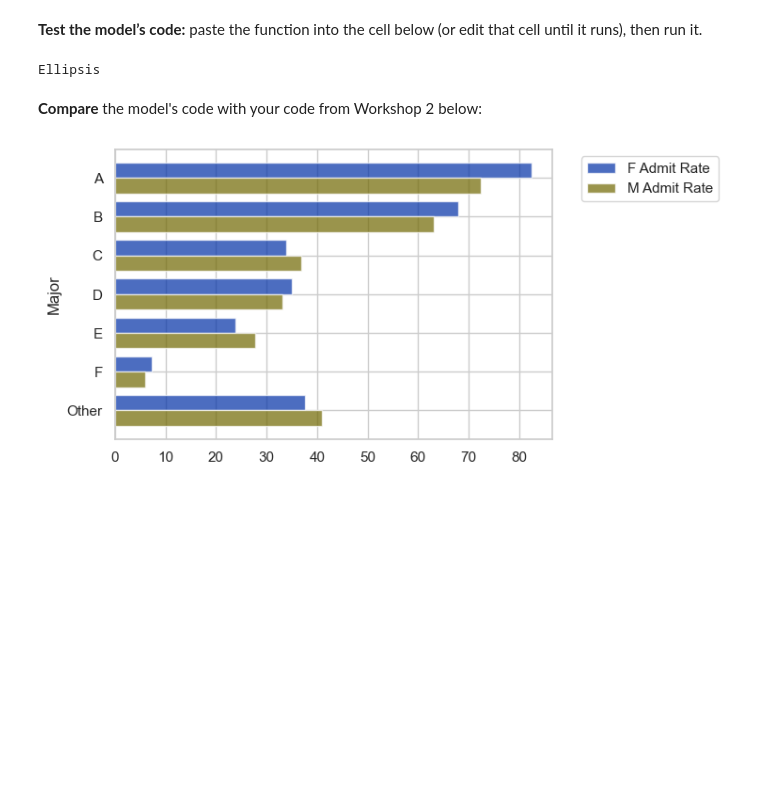
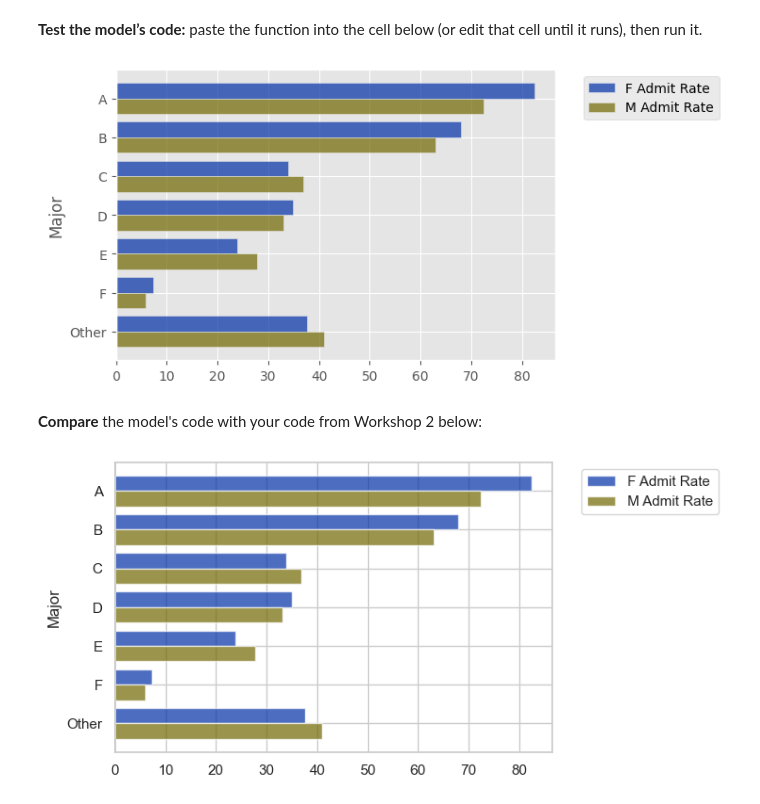
Before and after one commit to dubois-ctds/dubois-ctds.github.io, a Jupyter notebook: symposium/curriculum03/lab03-ai-solution.ipynb, the cells around one changed output. Saved outputs shown, nothing was run; the diff lists cells and outputs as text; code cells hidden in the pictures; blank space fills up the shorter version.

```diff
--- a/symposium/curriculum03/lab03-ai-solution.ipynb
+++ b/symposium/curriculum03/lab03-ai-solution.ipynb
@@ -729,18 +644,0 @@ paradox_barh(cal_data)
-# %%
-from datascience import Table
-
-def paradox_barh(cal_data):
-    admitted_data = cal_data.where('Admission', 'Admitted')
-    admitted_counts = admitted_data.pivot('Gender', 'Major')
-    total_applicants = cal_data.pivot('Gender', 'Major')
-    majors = admitted_counts.column('Major')
-    female_admit_rate = (admitted_counts.column('F') / total_applicants.column('F')) * 100
-    male_admit_rate = (admitted_counts.column('M') / total_applicants.column('M')) * 100
-    plot_table = Table().with_columns(
-        'Major', majors,
-        'F Admit Rate', female_admit_rate,
-        'M Admit Rate', male_admit_rate
-    )
-    plot_table.barh('Major')
-
-paradox_barh(cal_data)
@@ -848,11 +677,38 @@ paradox_barh(cal_data) #the outputted bar chart is when I ran the code after I r
 # %% [markdown]
 **Test the model’s code:** paste the function into the cell below (or edit that cell until it runs), then run it.
-# %%
-#TODO: copy and paste the code from the LLM to replace ...
-# and see if the model correctly made the function that generates the correct bart chart.
-...
-# %% [output]
-Ellipsis
+# %%
+#TODO: copy and paste the code from the LLM to replace ...
+# and see if the model correctly made the function that generates the correct bart chart.
+
+from datascience import Table
+
+def paradox_barh(cal_data):
+    total_applicants_pivot = cal_data.pivot('Gender', 'Major')
+    admitted_data = cal_data.where('Admission', 'Admitted')
+    admitted_counts_pivot = admitted_data.pivot('Gender', 'Major')
+
+    majors = total_applicants_pivot.column('Major')
+
+    total_f = total_applicants_pivot.column('F')
+    total_m = total_applicants_pivot.column('M')
+
+    admitted_f = admitted_counts_pivot.column('F')
+    admitted_m = admitted_counts_pivot.column('M')
+
+    f_admit_rate_percent = (admitted_f / total_f) * 100
+    m_admit_rate_percent = (admitted_m / total_m) * 100
+
+    admit_rates_table = Table().with_columns(
+        'Major', majors,
+        'F Admit Rate', f_admit_rate_percent,
+        'M Admit Rate', m_admit_rate_percent
+    )
+
+    admit_rates_table.barh('Major')
+
+paradox_barh(cal_data)
+# %% [output]
+[figure, added]
 # %% [markdown]
 **Compare** the model's code with your code from Workshop 2 below:
 # %%
```
Also changed, not shown: parts of 21 cells of this notebook.
